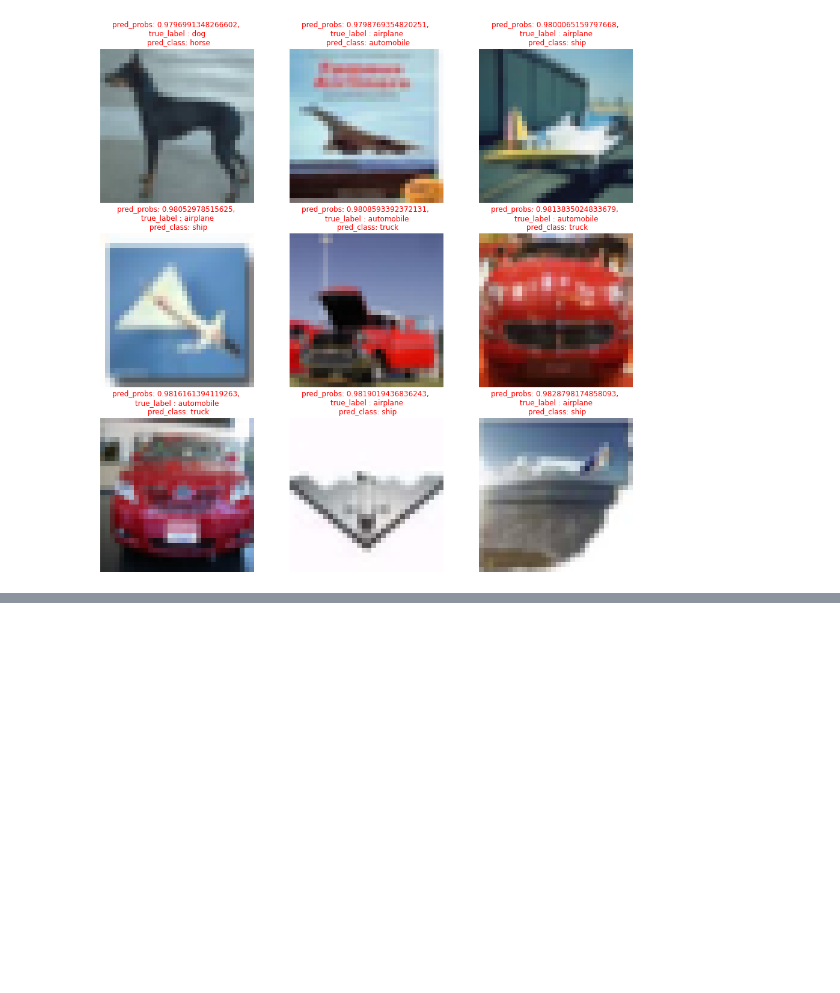
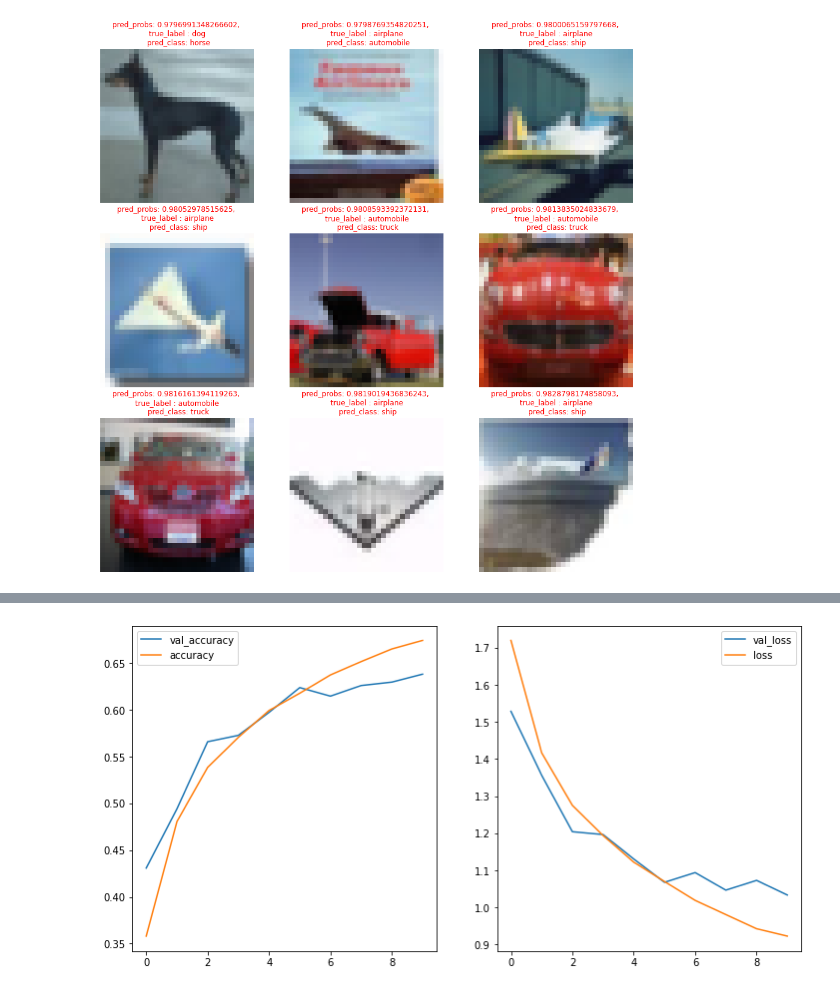
Before and after one commit to ngcheeyuan/Classification_projects, a Jupyter notebook: cifar10_classification_with_tensorflow.ipynb, the cells around one changed output, grey strips where cells are left out. Cells and saved outputs as stored; diff of their text form; code cells hidden in the pictures; blank space fills up the shorter version.

```diff
--- a/cifar10_classification_with_tensorflow.ipynb
+++ b/cifar10_classification_with_tensorflow.ipynb
@@ -673,0 +676,18 @@ for index,row in enumerate(top_100_wrong_predictions[random_index:random_index+9
+# %%
+input = layers.Input(shape = (32,32,3), name = 'input_layer')
+x =  layers.Conv2D(32, (2,2), activation='relu',kernel_initializer='he_normal')(input)
+x = layers.Conv2D(32 , (2,2) , activation = 'relu',kernel_initializer='he_normal')(x)
+x = layers.MaxPooling2D(pool_size = (2,2))(x)
+x = layers.Conv2D(64 , (2,2) , activation = 'relu',kernel_initializer='he_normal')(x)
+x = layers.Conv2D(64 , (2,2) , activation = 'relu',kernel_initializer='he_normal')(x)
+x = layers.MaxPool2D(pool_size = (2,2))(x)
+x = layers.Conv2D(64 , (2,2) , activation = 'relu',kernel_initializer='he_normal')(x)
+x = layers.Conv2D(64 , (2,2) , activation = 'relu',kernel_initializer='he_normal')(x)
+x = layers.MaxPool2D(pool_size = (2,2))(x)
+x = layers.Flatten()(x)
+x = layers.Dense(64,activation = 'relu')(x)
+x = layers.Dense(64,activation = 'relu')(x)
+x = layers.Dense(64,activation = 'relu')(x)
+output = layers.Dense(len(classnames), activation = 'softmax')(x)
+
+model_5 = tf.keras.Model(inputs = input , outputs = output)
@@ -673,0 +714,14 @@ for index,row in enumerate(top_100_wrong_predictions[random_index:random_index+9
+# %%
+model_5.compile(loss = tf.keras.losses.SparseCategoricalCrossentropy(),
+                metrics = ['accuracy'],
+                optimizer = tf.keras.optimizers.Adam())
+# %%
+filepath = 'model_checkpoint'
+history_5 = model_5.fit(train_augmented_dataset,
+                        epochs = 10,
+                        validation_data = val_dataset,
+                        callbacks = [tf.keras.callbacks.EarlyStopping(patience = 2,
+                                                                      restore_best_weights = True,
+                                                                      min_delta = 0.01),
+                                    tf.keras.callbacks.ModelCheckpoint(filepath = 'model_checkpoints',
+                                                                      save_best_only = True)])
@@ -673,0 +752,4 @@ for index,row in enumerate(top_100_wrong_predictions[random_index:random_index+9
+# %%
+plot_loss_curves(history_5)
+# %% [output]
+[figure, added]
```
Also changed, not shown: parts of 13 cells of this notebook.
